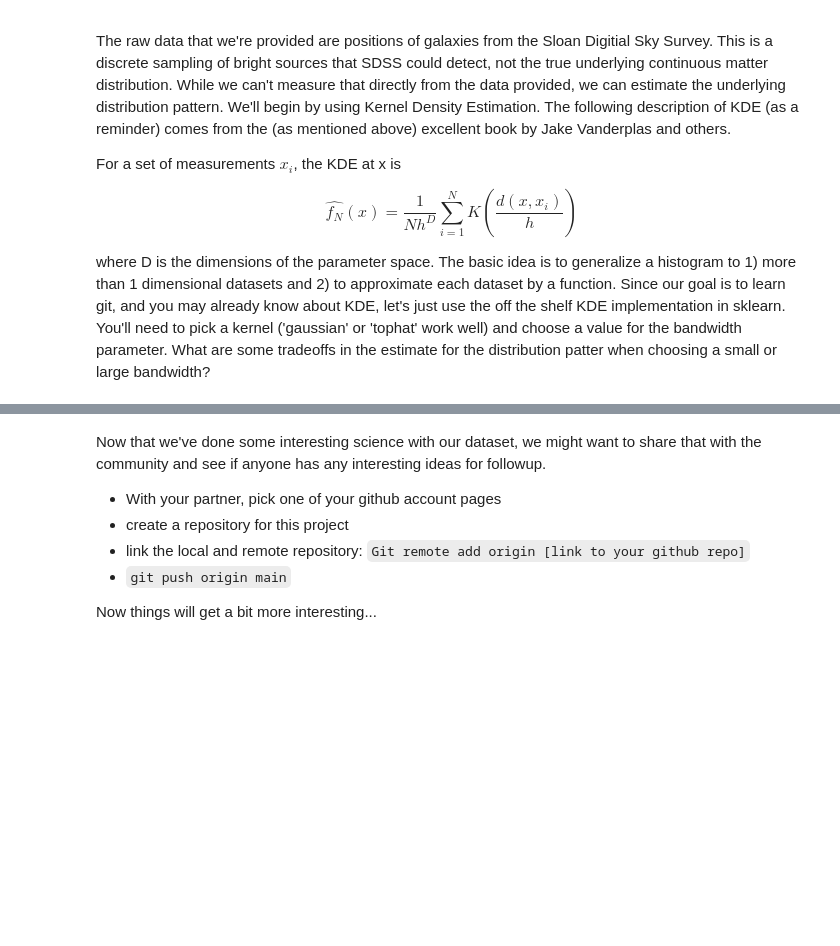
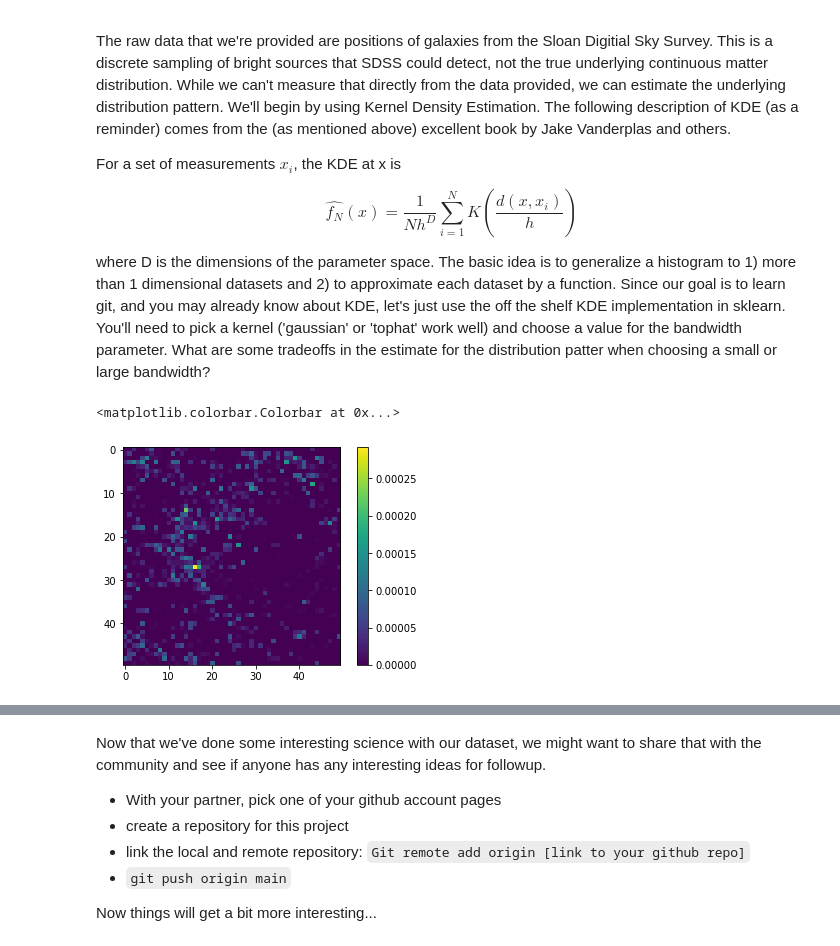
Before and after one commit to icunnyngham/dsfp-jul2022, a Jupyter notebook: DSFP_intro_2_git.ipynb, the cells around one changed output, grey strips where cells are left out. Cells and saved outputs as stored; diff of their text form; code cells hidden in the pictures; blank space fills up the shorter version.

```diff
--- a/DSFP_intro_2_git.ipynb
+++ b/DSFP_intro_2_git.ipynb
@@ -76,4 +76,16 @@ where D is the dimensions of the parameter space. The basic idea is to generaliz
 # %%
 from sklearn.neighbors import KernelDensity
 # %%
-# KDE implementation goes here
+kde = KernelDensity(kernel='gaussian', bandwidth=0.5).fit(X)
+res = 50
+xf = np.linspace(X[:, 0].min(), X[:, 0].max(), res)
+yf = np.linspace(X[:, 1].min(), X[:, 1].max(), res)
+xf, yf = np.meshgrid(xf, yf)
+x_grid = np.stack((xf.flatten(), yf.flatten())).T
+
+x_grid_scores = kde.score_samples(x_grid)
+plt.imshow(np.exp(x_grid_scores.reshape((res, res))))
+plt.colorbar()
+# %% [output]
+<matplotlib.colorbar.Colorbar at 0x...>
+[figure, added]
```
Also changed, not shown: parts of 2 cells of this notebook.
